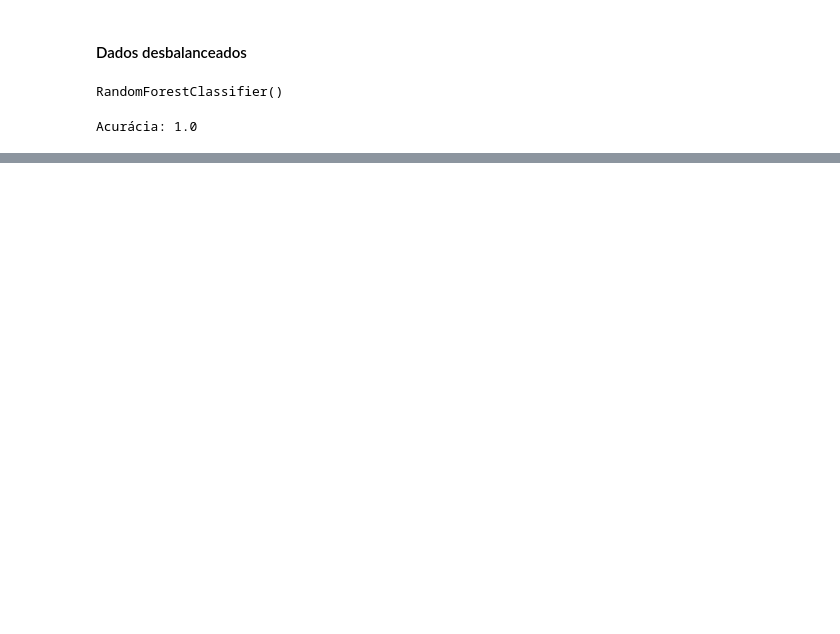
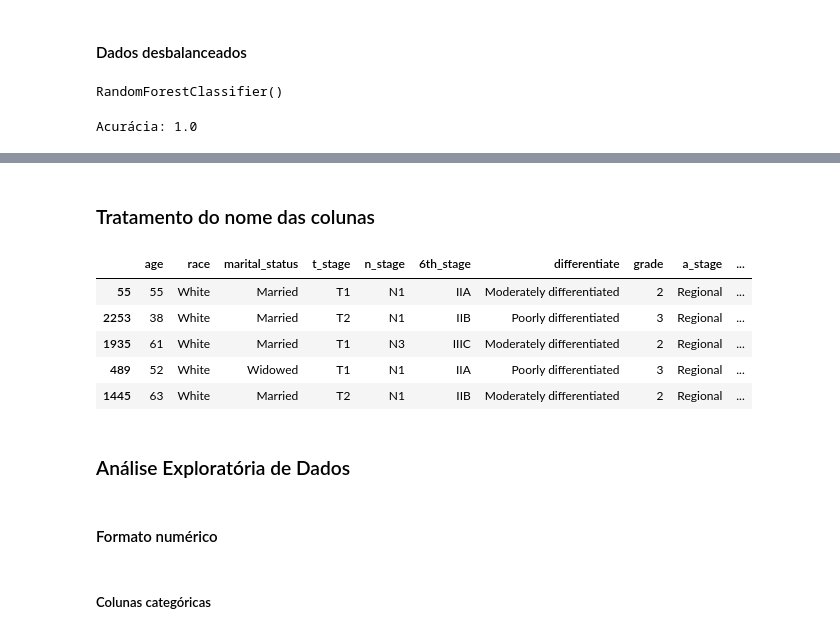
Before and after one commit to igorssant/treinamento-python-IA-CEPEDI, a Jupyter notebook: desafio-5/main.ipynb, the cells around one changed output, grey strips where cells are left out. Saved outputs shown, nothing was run; the diff lists cells and outputs as text; code cells hidden in the pictures; blank space fills up the shorter version.

```diff
--- a/desafio-5/main.ipynb
+++ b/desafio-5/main.ipynb
@@ -393,0 +457,20 @@ Acurácia: 1.0
+# %% [markdown]
+### Tratamento do nome das colunas
+# %%
+df_cancer_processed = df_cancer_raw
+df_cancer_processed.columns = df_cancer_raw.columns.str.replace(" ", "_").str.lower()
+df_cancer_processed.rename(columns = {"t_stage_" : "t_stage"}, inplace = True)
+df_cancer_processed.sample(5)
+# %% [output]
+|  | age | race | marital_status | t_stage | n_stage | 6th_stage | differentiate | grade | a_stage | ... |
+| 55 | 55 | White | Married | T1 | N1 | IIA | Moderately differentiated | 2 | Regional | ... |
+| 2253 | 38 | White | Married | T2 | N1 | IIB | Poorly differentiated | 3 | Regional | ... |
+| 1935 | 61 | White | Married | T1 | N3 | IIIC | Moderately differentiated | 2 | Regional | ... |
+| 489 | 52 | White | Widowed | T1 | N1 | IIA | Poorly differentiated | 3 | Regional | ... |
+| 1445 | 63 | White | Married | T2 | N1 | IIB | Moderately differentiated | 2 | Regional | ... |
+# %% [markdown]
+### Análise Exploratória de Dados
+# %% [markdown]
+#### Formato numérico
+# %% [markdown]
+##### Colunas categóricas
```
Also changed, not shown: parts of 42 cells of this notebook, 2 other files.
